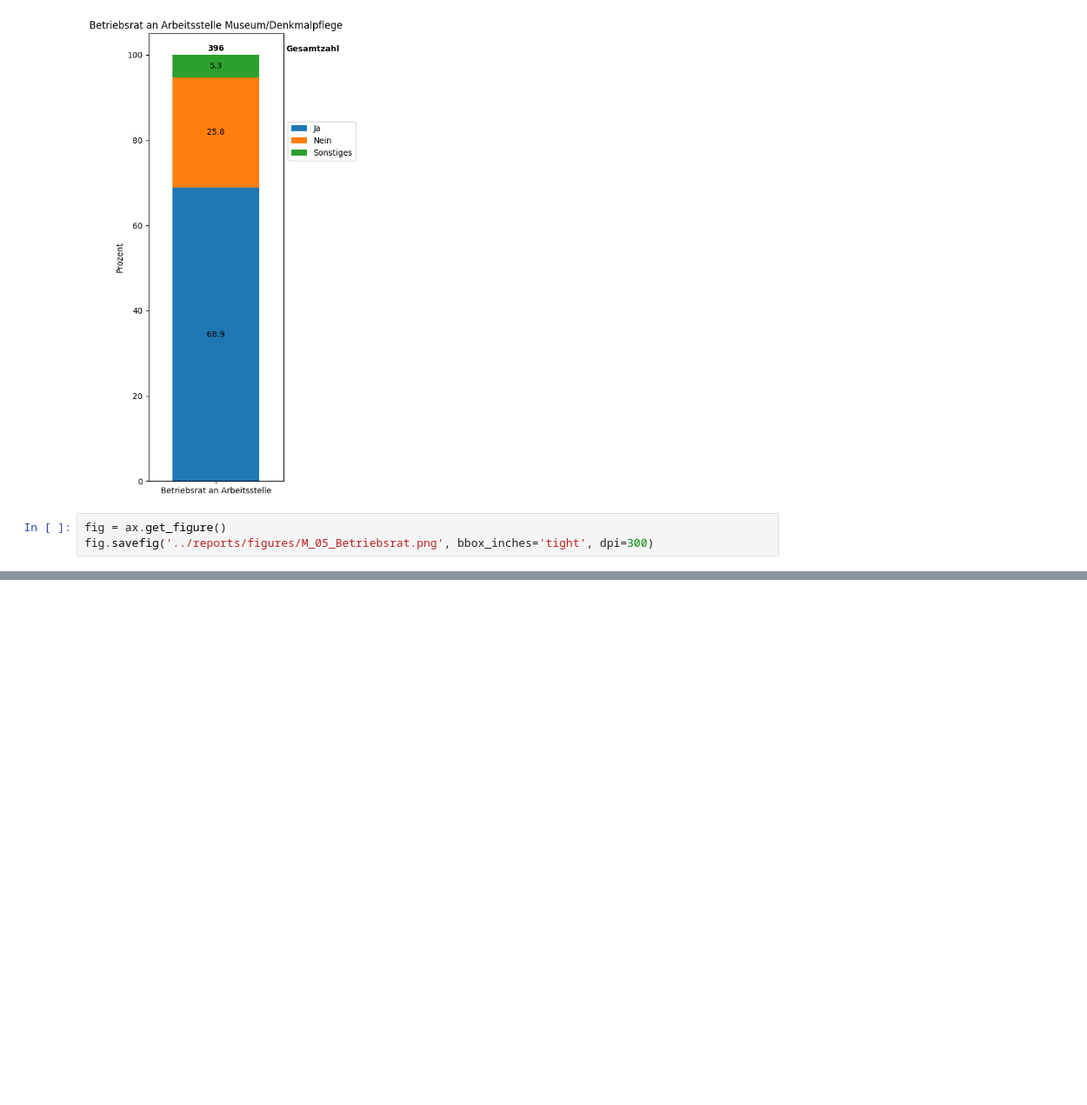
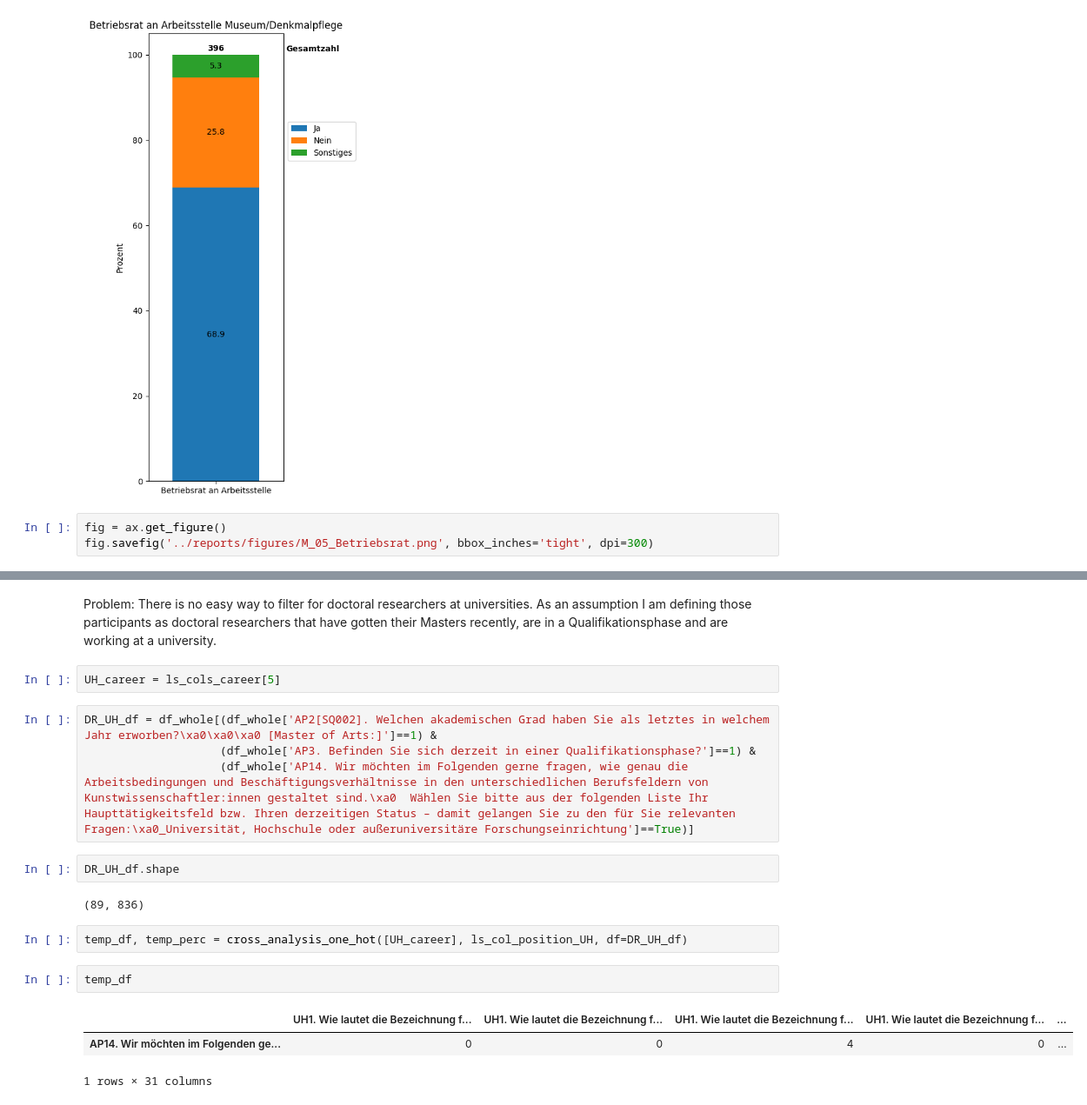
Before and after one commit to michaelgerloff/Survey_working_conditions_art_history, a Jupyter notebook: notebooks/02_Correlation_Analysis.ipynb, the cells around one changed output, grey strips where cells are left out. Shown at 87% size. Drawn from its saved outputs; the diff is of its cells as text; blank space fills up the shorter version.

```diff
--- a/notebooks/02_Correlation_Analysis.ipynb
+++ b/notebooks/02_Correlation_Analysis.ipynb
@@ -1242,0 +1255,20 @@ fig.savefig('../reports/figures/M_05_Betriebsrat.png', bbox_inches='tight', dpi=
+# %% [markdown]
+Problem: There is no easy way to filter for doctoral researchers at universities. As an assumption I am defining those participants as doctoral researchers that have gotten their Masters recently, are in a Qualifikationsphase and are working at a university.
+# %%
+UH_career = ls_cols_career[5]
+# %%
+DR_UH_df = df_whole[(df_whole['AP2[SQ002]. Welchen akademischen Grad haben Sie als letztes in welchem Jahr erworben?\xa0\xa0\xa0 [Master of Arts:]']==1) &
+                    (df_whole['AP3. Befinden Sie sich derzeit in einer Qualifikationsphase?']==1) &
+                    (df_whole['AP14. Wir möchten im Folgenden gerne fragen, wie genau die Arbeitsbedingungen und Beschäftigungsverhältnisse in den unterschiedlichen Berufsfeldern von Kunstwissenschaftler:innen gestaltet sind.\xa0  Wählen Sie bitte aus der folgenden Liste Ihr Haupttätigkeitsfeld bzw. Ihren derzeitigen Status – damit gelangen Sie zu den für Sie relevanten Fragen:\xa0_Universität, Hochschule oder außeruniversitäre Forschungseinrichtung']==True)]
+# %%
+DR_UH_df.shape
+# %% [output]
+(89, 836)
+# %%
+temp_df, temp_perc = cross_analysis_one_hot([UH_career], ls_col_position_UH, df=DR_UH_df)
+# %%
+temp_df
+# %% [output]
+|  | UH1. Wie lautet die Bezeichnung f... | UH1. Wie lautet die Bezeichnung f... | UH1. Wie lautet die Bezeichnung f... | UH1. Wie lautet die Bezeichnung f... | ... |
+| AP14. Wir möchten im Folgenden ge... | 0 | 0 | 4 | 0 | ... |
+1 rows × 31 columns
```
Also changed, not shown: parts of 8 cells of this notebook, 1 other file.
